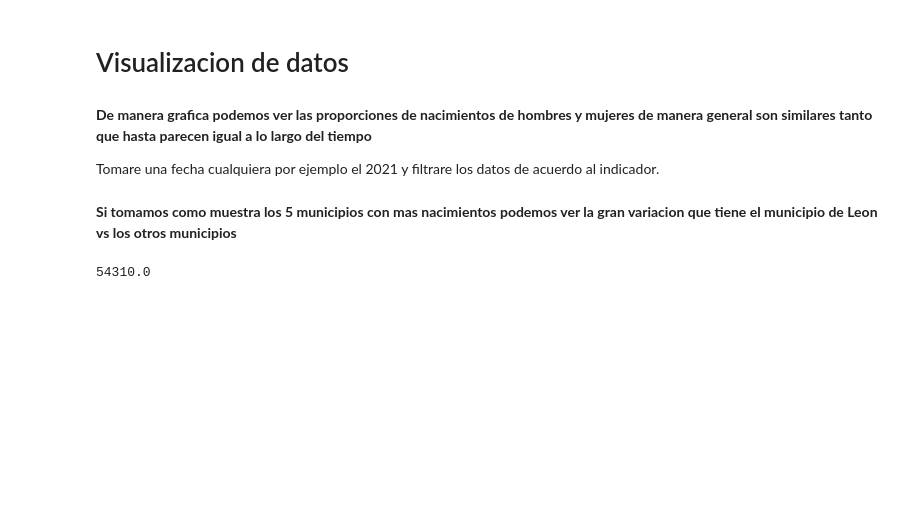
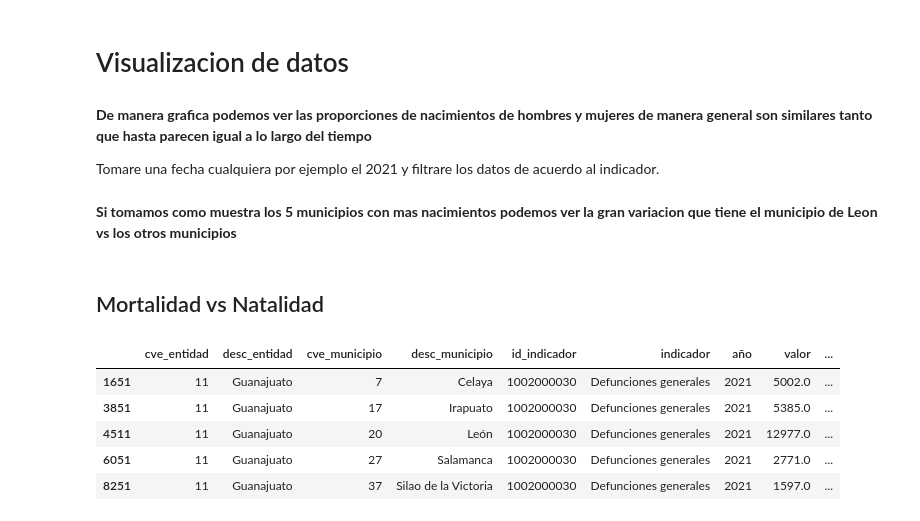
Before and after one commit to JorgeHdzRiv/Indices_mortalidad_natalidad_Guanajuato, a Jupyter notebook: natalidad_municipios.ipynb, the cells around one changed output. Drawn from its saved outputs; the diff is of its cells as text; code cells hidden in the pictures; blank space fills up the shorter version.

Commit message:
Mortalidad vs Natalidad prueba

```diff
--- a/natalidad_municipios.ipynb
+++ b/natalidad_municipios.ipynb
@@ -162,8 +162,19 @@ grupo = df.sort_values(ascending=False,by='valor')[:5]
 
 fig = px.pie(grupo, values='valor', names='desc_municipio', title='Nacimientos mujeres en los principales municipios en 2021')
 fig.show()
-# %%
-df = n_municipios.query("year== 2021").query("indicador == 'Nacimientos hombres'")
-df['valor'].sum()
-# %% [output]
-54310.0
+# %% [markdown]
+## Mortalidad vs Natalidad
+# %%
+mu_mortalidad = pd.read_csv('./data/mortalidad_municipios.csv',index_col=0)
+mu_natalidad = pd.read_csv('./data/natalidad_municipios.csv',index_col=0)
+# %%
+mu_mortalidad = mu_mortalidad[(mu_mortalidad['año'] == 2021) & (mu_mortalidad['indicador'] == 'Defunciones generales')]
+labels = ['León','Irapuato','Celaya','Salamanca','Silao de la Victoria']
+mu_mortalidad = mu_mortalidad[mu_mortalidad.desc_municipio.isin(labels)]
+# %% [output]
+|  | cve_entidad | desc_entidad | cve_municipio | desc_municipio | id_indicador | indicador | año | valor | ... |
+| 1651 | 11 | Guanajuato | 7 | Celaya | 1002000030 | Defunciones generales | 2021 | 5002.0 | ... |
+| 3851 | 11 | Guanajuato | 17 | Irapuato | 1002000030 | Defunciones generales | 2021 | 5385.0 | ... |
+| 4511 | 11 | Guanajuato | 20 | León | 1002000030 | Defunciones generales | 2021 | 12977.0 | ... |
+| 6051 | 11 | Guanajuato | 27 | Salamanca | 1002000030 | Defunciones generales | 2021 | 2771.0 | ... |
+| 8251 | 11 | Guanajuato | 37 | Silao de la Victoria | 1002000030 | Defunciones generales | 2021 | 1597.0 | ... |
```
Also changed, not shown: parts of 6 cells of this notebook.
